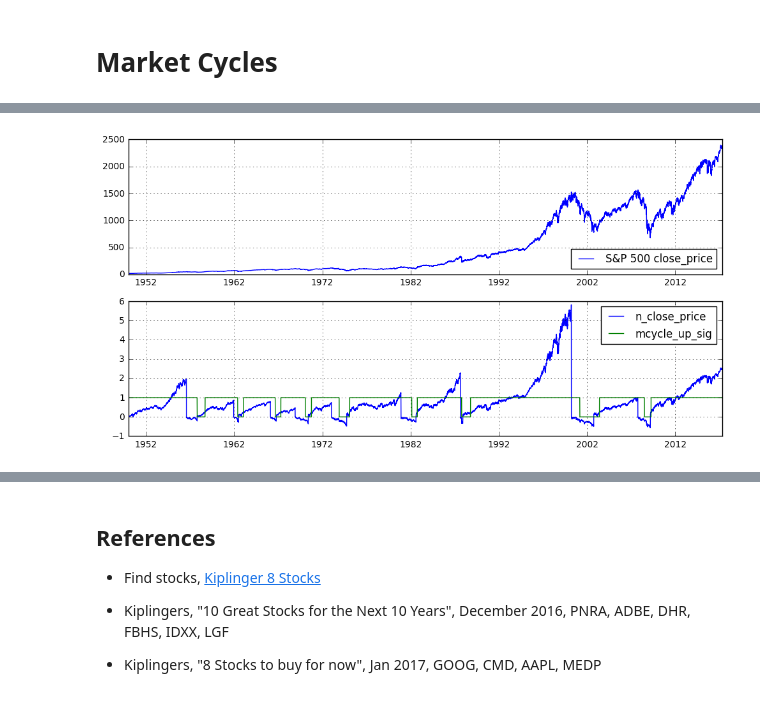
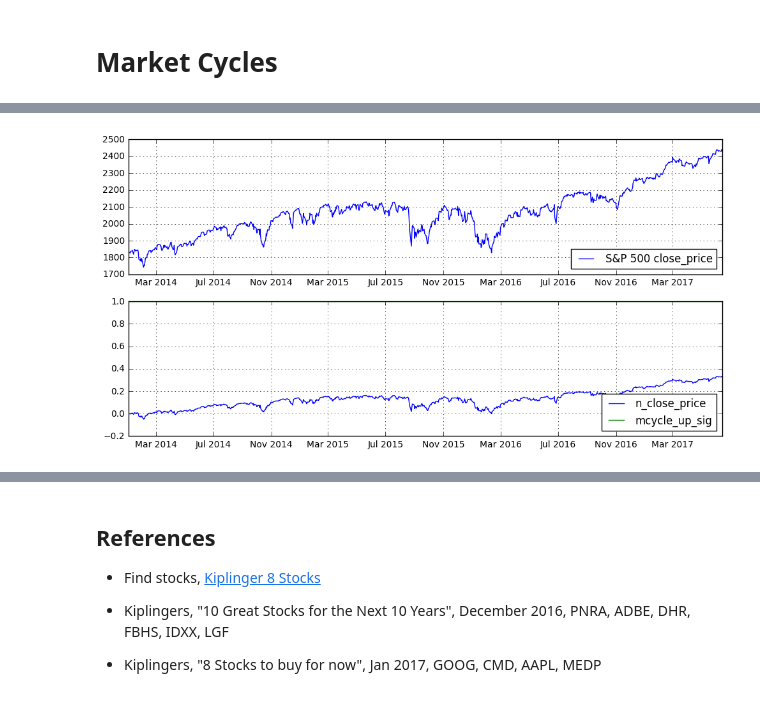
Before and after one commit to algosci/algosciquant, a Jupyter notebook: S&P Mkt Cycle.ipynb, the cells around one changed output, grey strips where cells are left out. Saved outputs shown, nothing was run; the diff lists cells and outputs as text; code cells hidden in the pictures.

Commit message:
several small updatees to S&P Mkt Analysis

```diff
--- a/S&P Mkt Cycle.ipynb
+++ b/S&P Mkt Cycle.ipynb
@@ -15,15 +32,16 @@ import matplotlib.pyplot as plt
 from matplotlib import rcParams
 from sklearn.tree import DecisionTreeClassifier, export_graphviz
 %matplotlib inline
-%run algosciquant2
+%run algosciquant
 
 # Paramters
 ticker = "^GSPC"
-dataStartDate=dt.datetime(1950,1,1)
+test_st = dt.datetime(2016,1,1)  # 2016 for everyday updates
+dataStartDate=dt.datetime(2014,1,1) # 2015 for everyday updates
 train_st = dataStartDate
-test_st = dt.datetime(1990,1,1)
-#test_et = dt.datetime(today.year,today.month,today.day)
-test_et = dt.datetime(2017,4,28)
+today = dt.datetime.today()
+test_et = dt.datetime(today.year,today.month,today.day)
+#test_et = dt.datetime(2017,4,28)
 
 print('dataStartDate =',dataStartDate)
 print('test_st =',test_st)
@@ -48,11 +66,12 @@ test_et = 2017-04-28 00:00:00
 # Market Cycles
 
 %run algosciquant2
-compute=0
+compute=1
 if compute==1:
     initMarket=1 # market cycle ... ... #  1, 20% .. 1%, 1950
-    mcdown_p=19
-    mcup_p=24
+    mcdown_p=20
+    mcup_p=25
+    mcvariable=str(mcdown_p)+str(mcup_p)
     mcdp=mcdown_p/100
     mcup=mcup_p/100
     #last_sp_date=dfsp.index[len(dfsp.index)-1]
@@ -61,60 +80,33 @@ if compute==1:
     print('mcup =',mcup_p)
     mudLogic=mudLogic1
     print(" ...")
-    (dfmc, dfmcsummary)=marketCycle(dfsp,initMarket,'close_price',mcdp,mcup,mudLogic)
+    (dfmc, dfmcsummary)=marketCycle(dfsp.loc[dataStartDate:test_et],initMarket,'close_price',mcdp,mcup,mudLogic)
     print(dfmcsummary.tail(10))
 
     # save market cycle
     save_dfmc_filename='sp500_dfmc'+str(mcdown_p)+str(mcup_p)+'_'+str(dataStartDate.year)+'_'+str(test_et.year)+'-'+str(test_et.month)+'-'+str(test_et.day)+'.csv'
     print('filename =',save_dfmc_filename)
-    dfmc2=dfmc.loc[dfmc.index[0]:test_et]
-    dfmc2.to_csv(save_dfmc_filename)
+    dfmc.to_csv(save_dfmc_filename)
 
-    # saved files
-    #fmc_2025='sp500_dfmc2025_1990_2017-4-28.csv'
-    #fmc_1010='sp500_dfmc1010_1990_2017-4-28.csv'
-    #fmc_55='sp500_dfmc55_1990_2017-4-28.csv'
-    #fmc_2021='sp500_dfmc2021_1990_2017-4-28.csv'
 
 # Load Market Cycle files
-read=1
+read=0
 if read ==1:
-    mc_filename='./data_jupyter_notebook/sp500_dfmc1924_1950_2017-4-28.csv'
-    dfmc_1924_1950 = pd.read_csv(mc_filename,index_col=0,parse_dates=True)
-    mc_filename='./data_jupyter_notebook/sp500_dfmc195245_1950_2017-4-28.csv'
-    dfmc_195245_1950 = pd.read_csv(mc_filename,index_col=0,parse_dates=True)
-    mc_filename='./data_jupyter_notebook/sp500_dfmc2021_1950_2017-4-28.csv'
-    dfmc_2021_1950 = pd.read_csv(mc_filename,index_col=0,parse_dates=True)
-    mc_filename='./data_jupyter_notebook/sp500_dfmc2023_1950_2017-4-28.csv'
-    dfmc_2023_1950 = pd.read_csv(mc_filename,index_col=0,parse_dates=True)
-    mc_filename='./data_jupyter_notebook/sp500_dfmc2024_1950_2017-4-28.csv'
-    dfmc_2024_1950 = pd.read_csv(mc_filename,index_col=0,parse_dates=True)
-    mc_filename='./data_jupyter_notebook/sp500_dfmc2025_1950_2017-4-28.csv'
-    dfmc_2025_1950 = pd.read_csv(mc_filename,index_col=0,parse_dates=True)
-    mc_filename='./data_jupyter_notebook/sp500_dfmc2026_1950_2017-4-28.csv'
-    dfmc_2026_1950 = pd.read_csv(mc_filename,index_col=0,parse_dates=True)
-    mc_filename='./data_jupyter_notebook/sp500_dfmc2025_1990_2017-4-28.csv'
-    dfmc_2025_1990 = pd.read_csv(mc_filename,index_col=0,parse_dates=True)
-    mc_filename='./data_jupyter_notebook/sp500_dfmc1010_1990_2017-4-28.csv'
-    dfmc_1010_1990 = pd.read_csv(mc_filename,index_col=0,parse_dates=True)
-    mc_filename='./data_jupyter_notebook/sp500_dfmc1013_1990_2017-4-28.csv'
-    dfmc_1013_1990 = pd.read_csv(mc_filename,index_col=0,parse_dates=True)
-    mc_filename='./data_jupyter_notebook/sp500_dfmc1012_1990_2017-4-28.csv'
-    dfmc_1015_1990 = pd.read_csv(mc_filename,index_col=0,parse_dates=True)
-    mc_filename='./data_jupyter_notebook/sp500_dfmc57_1990_2017-4-28.csv'
-    dfmc_57_1990 = pd.read_csv(mc_filename,index_col=0,parse_dates=True)
+    mcvariable='2025'
+    mc_filename='./data_jupyter_notebook/sp500_dfmc'+mcvariable+'_1950_2017-4-28.csv'
+    dfmc = pd.read_csv(mc_filename,index_col=0,parse_dates=True)
 
 # Plot S&P 500 Market Cycle
 rcParams['figure.figsize'] = 12, 6
 print("dataStartDate = ",dataStartDate)
 print('test_st = ',test_st,', test_et =', test_et)
-s=dt.datetime(1950,1,1)
+s=dataStartDate
 e=test_et
 plt.subplot(211)
 plt.plot(dfsp.loc[s:e,['close_price']],label='S&P 500 close_price')
 plt.legend(loc='lower right');plt.grid(True)
 plt.subplot(212)
-plt.plot(dfmc_2025_1950.loc[s:e,['mcnr']],label='n_close_price')
-plt.plot(dfmc_2025_1950.loc[s:e,['mcupm']],label='mcycle_up_sig')
-plt.legend();plt.grid(True)
+plt.plot(dfmc.loc[s:e,['mcnr']],label='n_close_price')
+plt.plot(dfmc.loc[s:e,['mcupm']],label='mcycle_up_sig')
+plt.legend(loc='lower right');plt.grid(True)
 # %% [output]
@@ -123 +125 @@ test_st =  1990-01-01 00:00:00 , test_et = 2017-04-28 00:00:00
-[figure, old version]
+[figure, new version]
```
Also changed, not shown: parts of 17 cells of this notebook, 5 other files.
